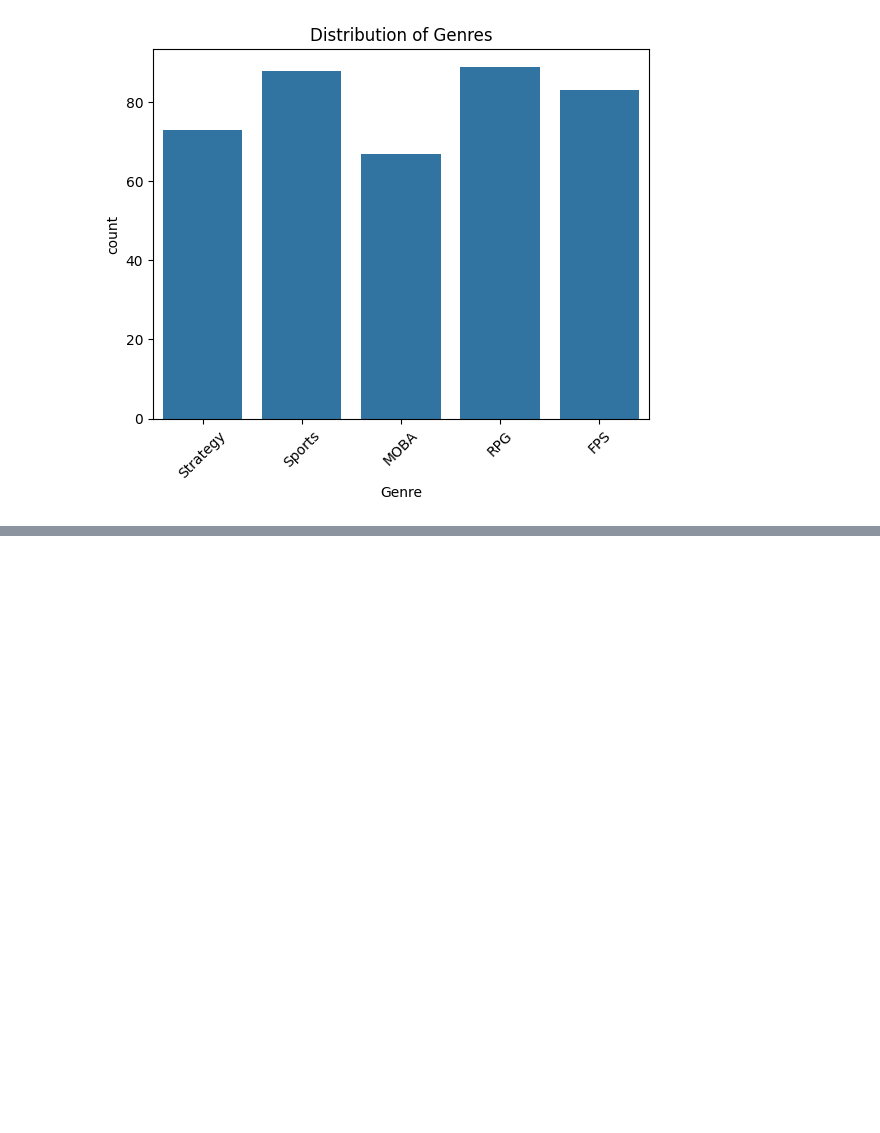
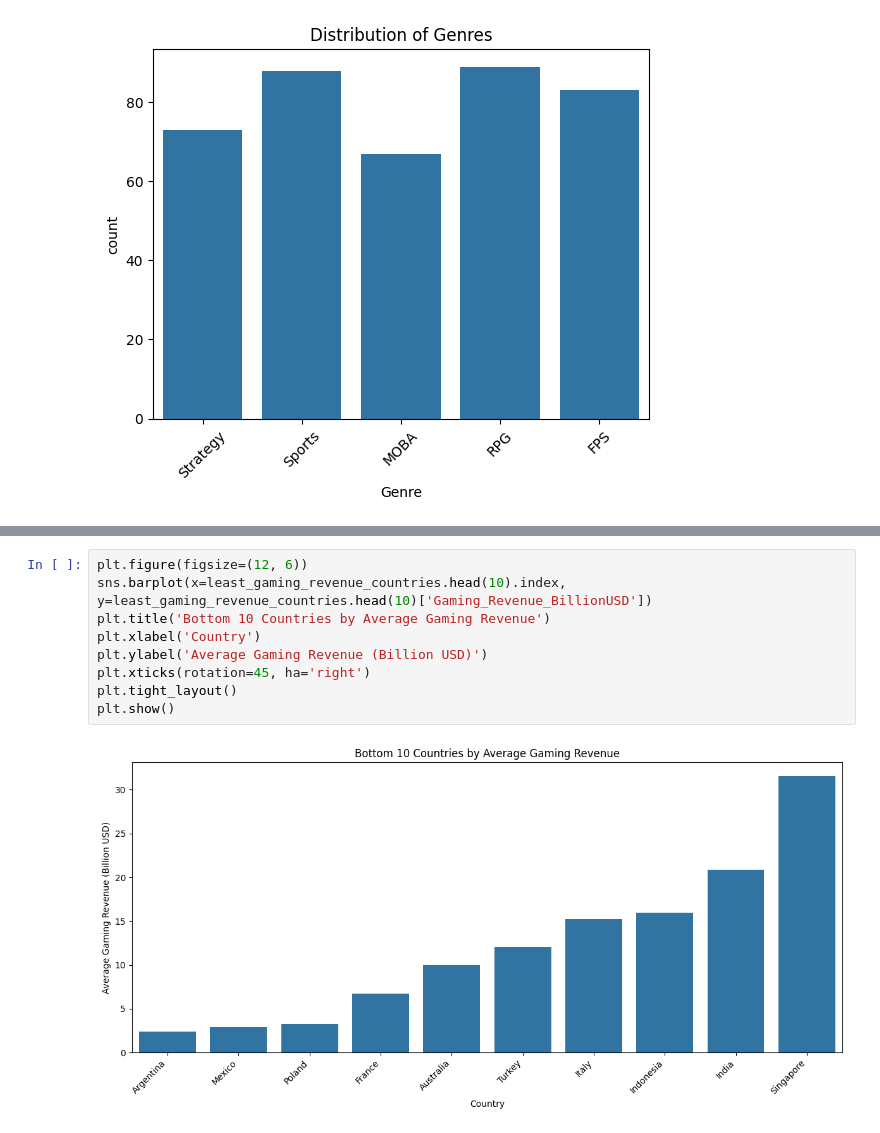
Before and after one commit to kxrrym03/Global-Games-eSports-Growth, a Jupyter notebook: Global_Gaming_&_eSports.ipynb, the cells around one changed output, grey strips where cells are left out. Drawn from its saved outputs; the diff is of its cells as text; blank space fills up the shorter version.

```diff
--- a/Global_Gaming_&_eSports.ipynb
+++ b/Global_Gaming_&_eSports.ipynb
@@ -109,0 +263,11 @@ plt.show()
+# %%
+plt.figure(figsize=(12, 6))
+sns.barplot(x=least_gaming_revenue_countries.head(10).index, y=least_gaming_revenue_countries.head(10)['Gaming_Revenue_BillionUSD'])
+plt.title('Bottom 10 Countries by Average Gaming Revenue')
+plt.xlabel('Country')
+plt.ylabel('Average Gaming Revenue (Billion USD)')
+plt.xticks(rotation=45, ha='right')
+plt.tight_layout()
+plt.show()
+# %% [output]
+[figure, added]
```
Also changed, not shown: parts of 9 cells of this notebook.
